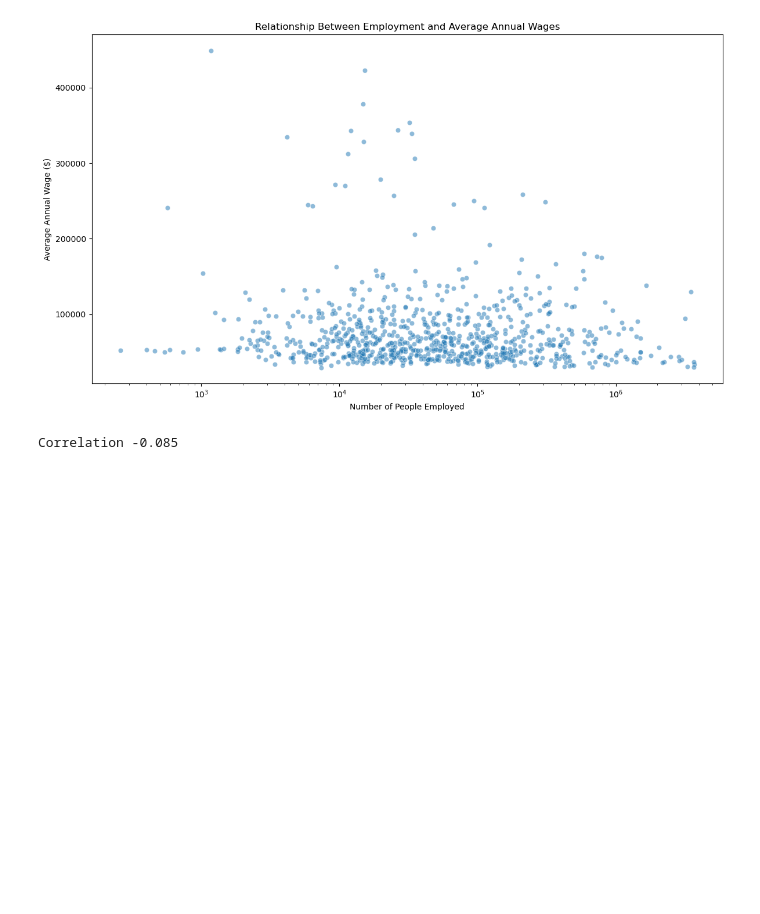
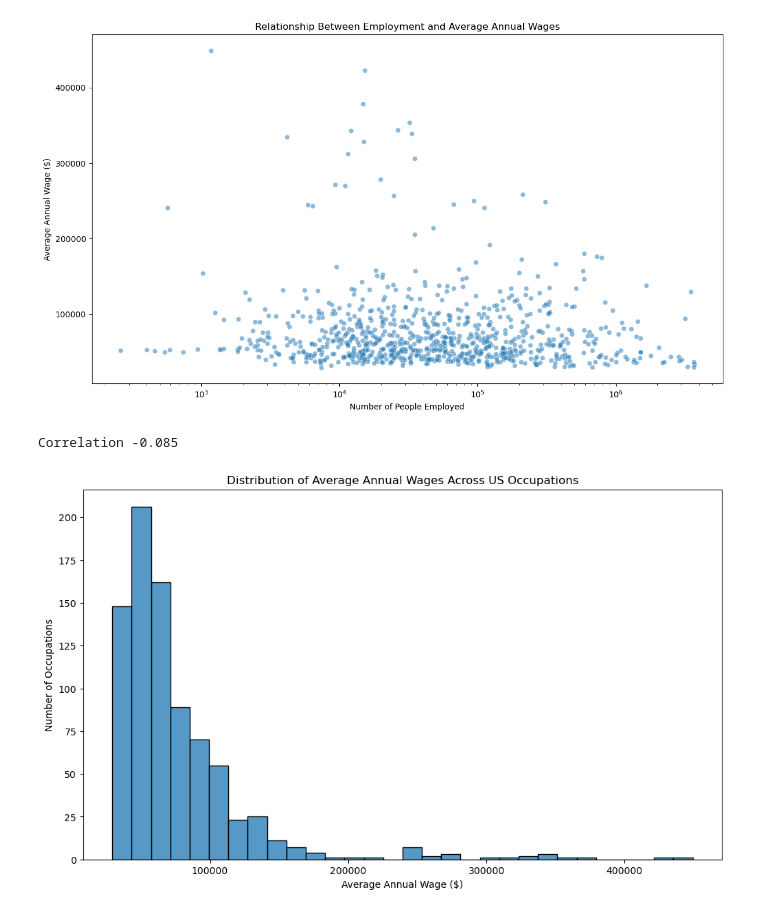
Before and after one commit to eliascari/US-Employment-Data-Analysis-CA1-EliasCari-2023275, a Jupyter notebook: USA-Employment-Data-Analysis.ipynb, the cells around one changed output. Saved outputs shown, nothing was run; the diff lists cells and outputs as text; code cells hidden in the pictures; blank space fills up the shorter version.

Commit message:
histogram of distribution of average annual wage
using the previous plot, made the histogram that shows the distribution on average of the annual wage across the USA

```diff
--- a/USA-Employment-Data-Analysis.ipynb
+++ b/USA-Employment-Data-Analysis.ipynb
@@ -175,3 +175,19 @@ correlation = scatter_data["TOT_EMP"].corr(
 print("Correlation", round(correlation, 3))
 # %% [output]
 Correlation -0.085
+# %%
+plt.figure(figsize=(12, 7))
+
+sns.histplot(
+    data=scatter_data,
+    x="A_MEAN",
+    bins=30,
+)
+
+plt.title("Distribution of Average Annual Wages Across US Occupations")
+plt.xlabel("Average Annual Wage ($)")
+plt.ylabel("Number of Occupations")
+
+plt.show()
+# %% [output]
+[figure, added]
```
